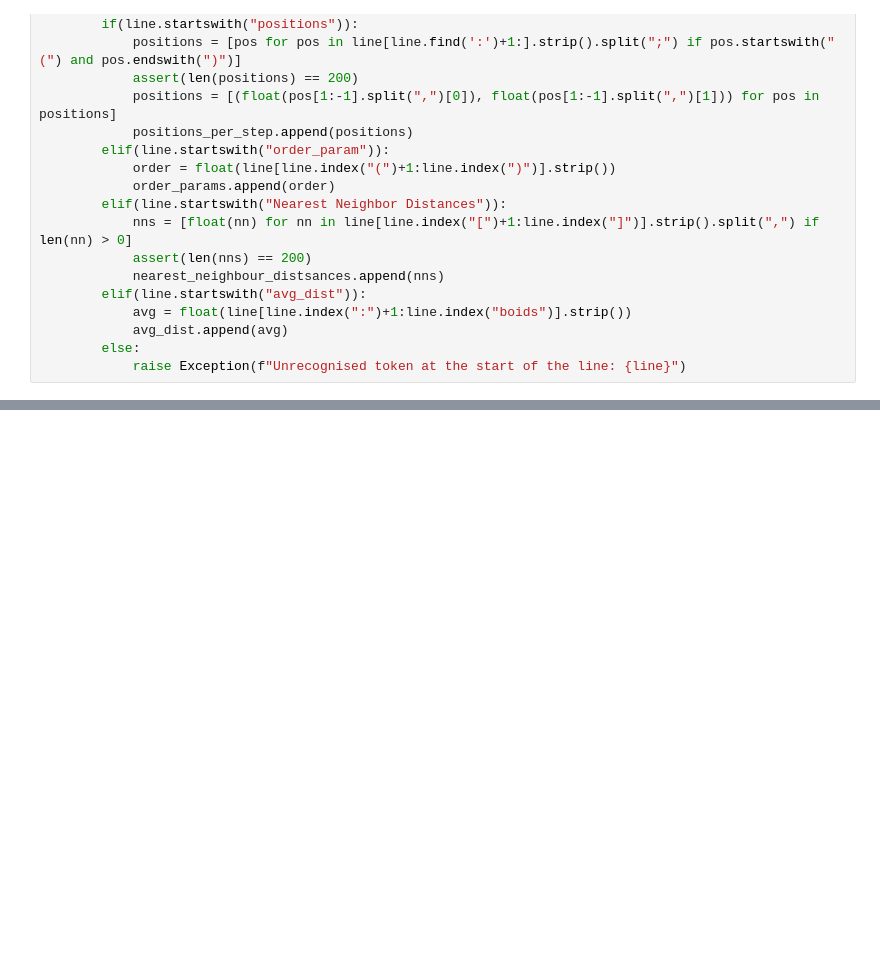
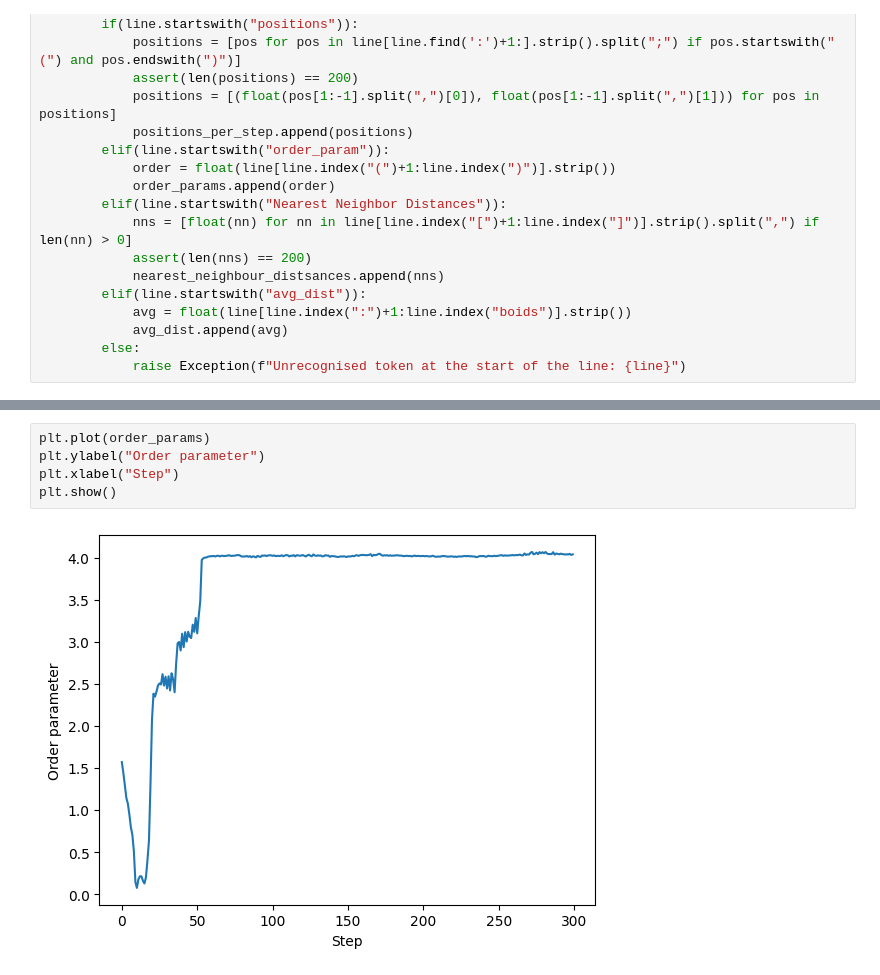
Before and after one commit to thomasluijkman/natural-computing-2324, a Jupyter notebook: Assignment-6/boids.ipynb, the cells around one changed output, grey strips where cells are left out. Saved outputs shown, nothing was run; the diff lists cells and outputs as text; blank space fills up the shorter version.

```diff
--- a/Assignment-6/boids.ipynb
+++ b/Assignment-6/boids.ipynb
@@ -27,0 +39,7 @@ with open(filename, "r") as f:
+# %%
+plt.plot(order_params)
+plt.ylabel("Order parameter")
+plt.xlabel("Step")
+plt.show()
+# %% [output]
+[figure, added]
```
Also changed, not shown: parts of 1 cell of this notebook.
